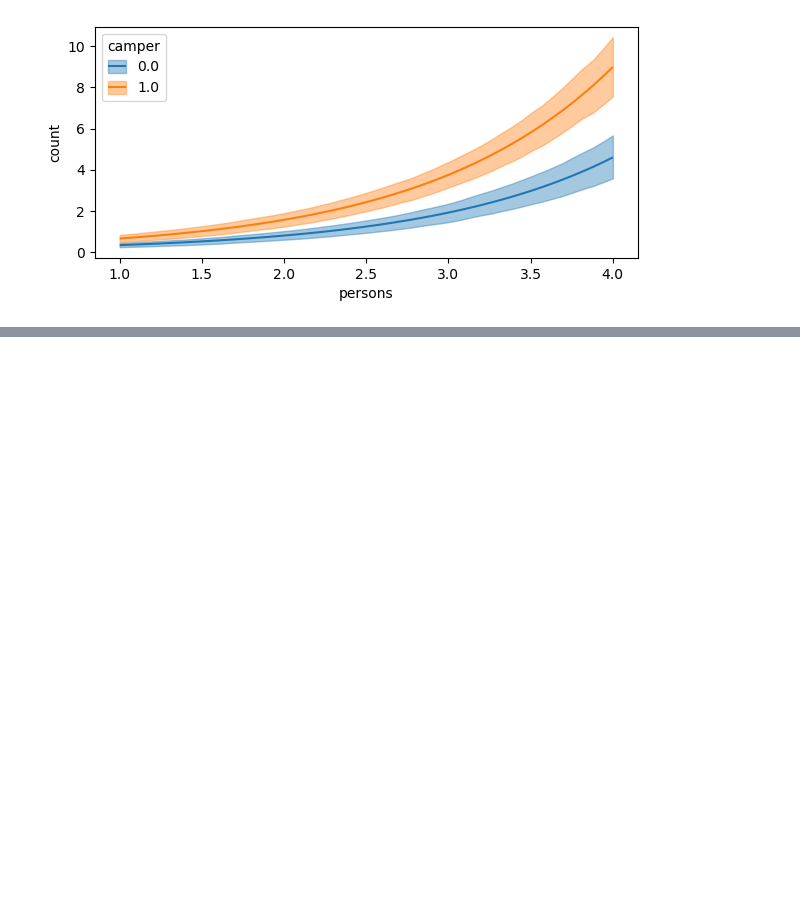
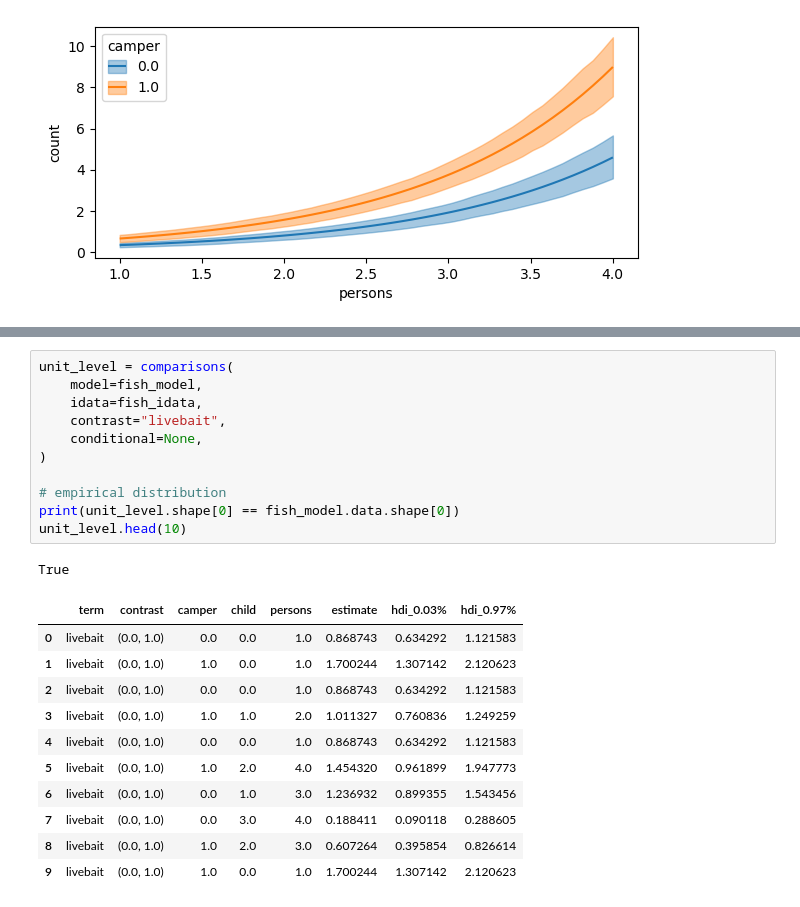
Before and after one commit to GStechschulte/gstechschulte.github.io, a Jupyter notebook: posts/2023-06-17-gsoc-update-2.ipynb, the cells around one changed output, grey strips where cells are left out. Drawn from its saved outputs; the diff is of its cells as text; blank space fills up the shorter version.

```diff
--- a/posts/2023-06-17-gsoc-update-2.ipynb
+++ b/posts/2023-06-17-gsoc-update-2.ipynb
@@ -131,0 +139,24 @@ fig.set_size_inches(7, 3)
+# %%
+unit_level = comparisons(
+    model=fish_model,
+    idata=fish_idata,
+    contrast="livebait",
+    conditional=None,
+)
+
+# empirical distribution
+print(unit_level.shape[0] == fish_model.data.shape[0])
+unit_level.head(10)
+# %% [output]
+True
+|  | term | contrast | camper | child | persons | estimate | hdi_0.03% | hdi_0.97% |
+| 0 | livebait | (0.0, 1.0) | 0.0 | 0.0 | 1.0 | 0.868743 | 0.634292 | 1.121583 |
+| 1 | livebait | (0.0, 1.0) | 1.0 | 0.0 | 1.0 | 1.700244 | 1.307142 | 2.120623 |
+| 2 | livebait | (0.0, 1.0) | 0.0 | 0.0 | 1.0 | 0.868743 | 0.634292 | 1.121583 |
+| 3 | livebait | (0.0, 1.0) | 1.0 | 1.0 | 2.0 | 1.011327 | 0.760836 | 1.249259 |
+| 4 | livebait | (0.0, 1.0) | 0.0 | 0.0 | 1.0 | 0.868743 | 0.634292 | 1.121583 |
+| 5 | livebait | (0.0, 1.0) | 1.0 | 2.0 | 4.0 | 1.454320 | 0.961899 | 1.947773 |
+| 6 | livebait | (0.0, 1.0) | 0.0 | 1.0 | 3.0 | 1.236932 | 0.899355 | 1.543456 |
+| 7 | livebait | (0.0, 1.0) | 0.0 | 3.0 | 4.0 | 0.188411 | 0.090118 | 0.288605 |
+| 8 | livebait | (0.0, 1.0) | 1.0 | 2.0 | 3.0 | 0.607264 | 0.395854 | 0.826614 |
+| 9 | livebait | (0.0, 1.0) | 1.0 | 0.0 | 1.0 | 1.700244 | 1.307142 | 2.120623 |
```
Also changed, not shown: parts of 16 cells of this notebook, 8 other files.
